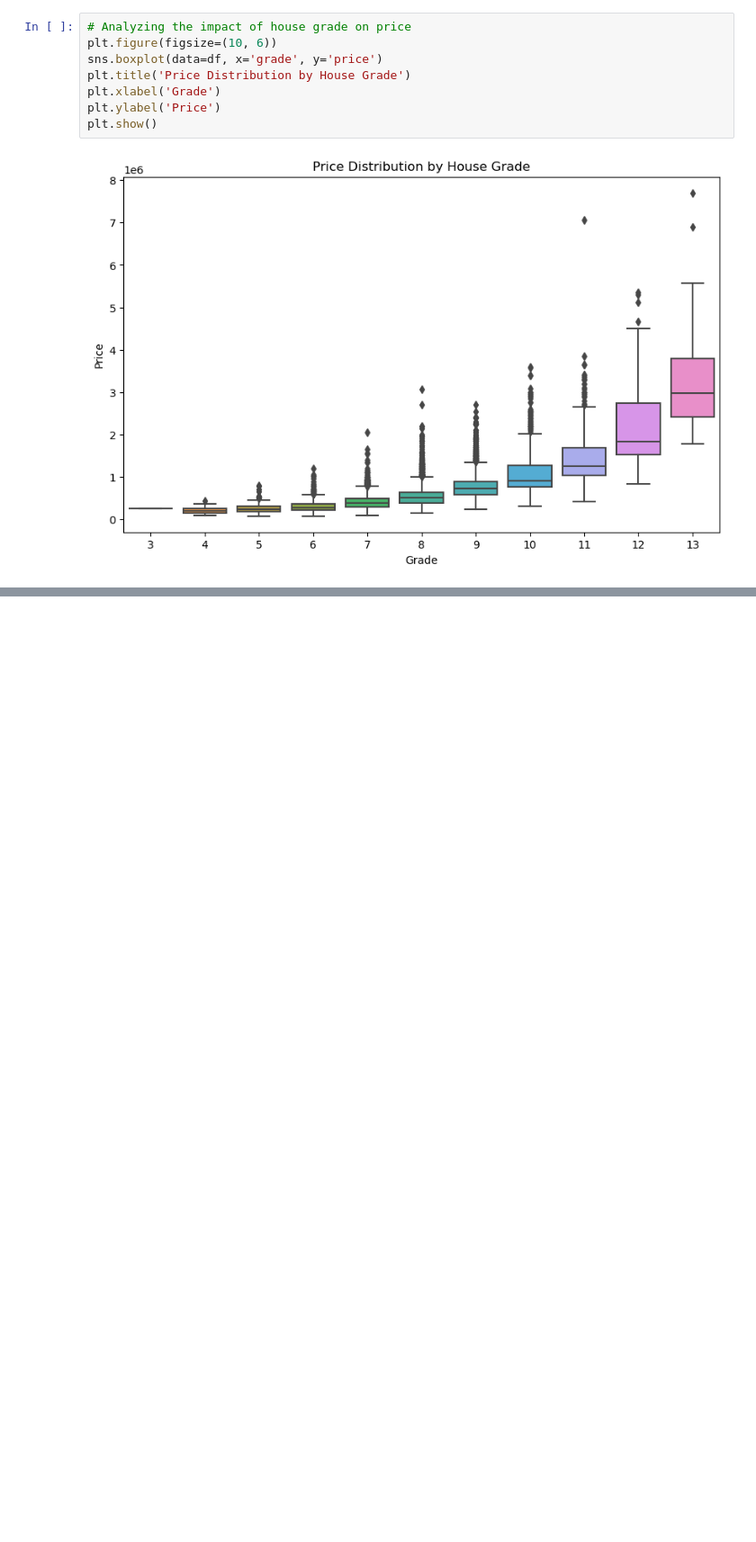
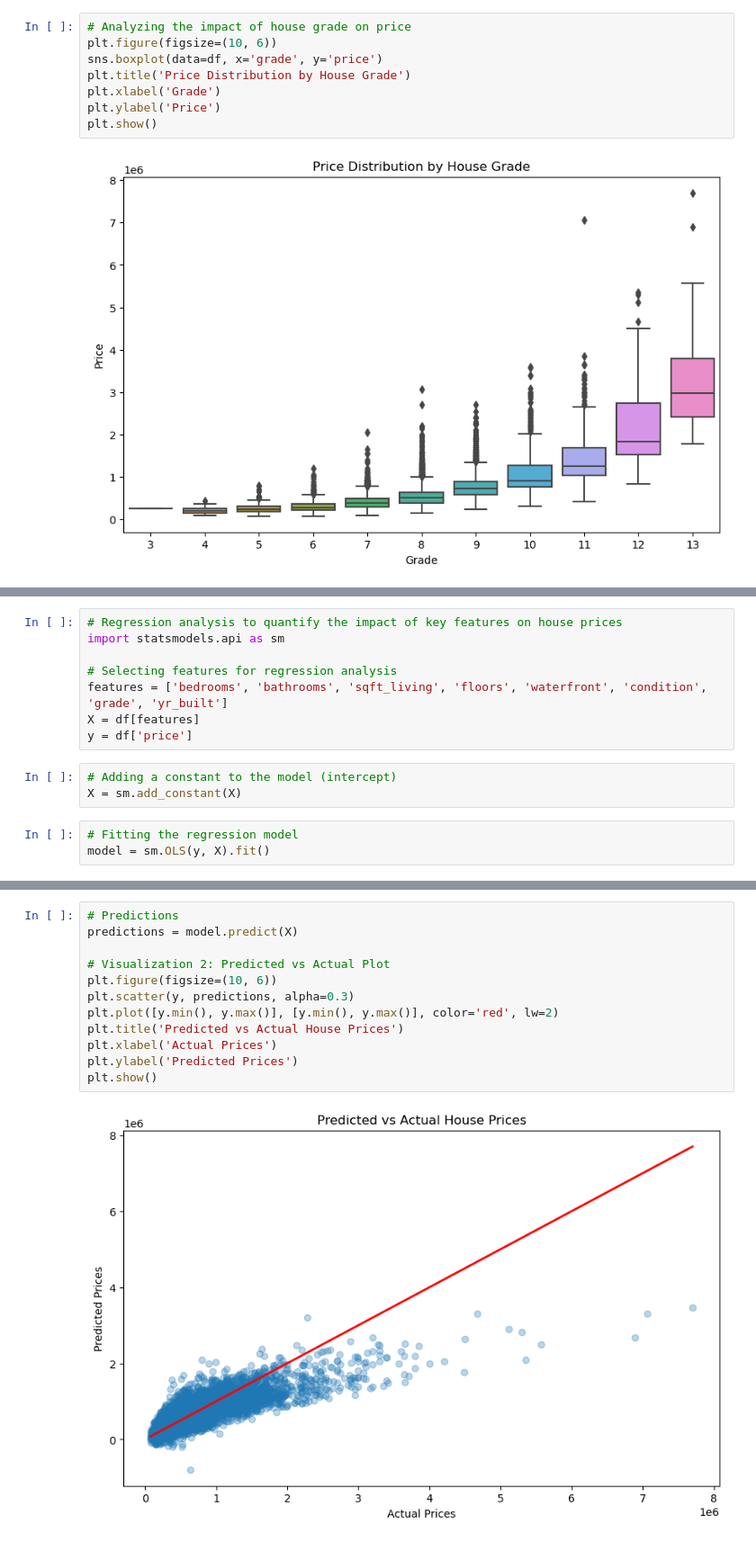
Before and after one commit to Jodhiamboapiyo/Group15_project, a Jupyter notebook: Work/Sylvia.ipynb, the cells around one changed output, grey strips where cells are left out. Shown at 90% size. Drawn from its saved outputs; the diff is of its cells as text; blank space fills up the shorter version.

```diff
--- a/Work/Sylvia.ipynb
+++ b/Work/Sylvia.ipynb
@@ -237,0 +249,14 @@ plt.show()
+# %%
+# Regression analysis to quantify the impact of key features on house prices
+import statsmodels.api as sm
+
+# Selecting features for regression analysis
+features = ['bedrooms', 'bathrooms', 'sqft_living', 'floors', 'waterfront', 'condition', 'grade', 'yr_built']
+X = df[features]
+y = df['price']
+# %%
+# Adding a constant to the model (intercept)
+X = sm.add_constant(X)
+# %%
+# Fitting the regression model
+model = sm.OLS(y, X).fit()
@@ -237,0 +285,14 @@ plt.show()
+# %%
+# Predictions
+predictions = model.predict(X)
+
+# Visualization 2: Predicted vs Actual Plot
+plt.figure(figsize=(10, 6))
+plt.scatter(y, predictions, alpha=0.3)
+plt.plot([y.min(), y.max()], [y.min(), y.max()], color='red', lw=2)
+plt.title('Predicted vs Actual House Prices')
+plt.xlabel('Actual Prices')
+plt.ylabel('Predicted Prices')
+plt.show()
+# %% [output]
+[figure, added]
```
Also changed, not shown: parts of 4 cells of this notebook.
